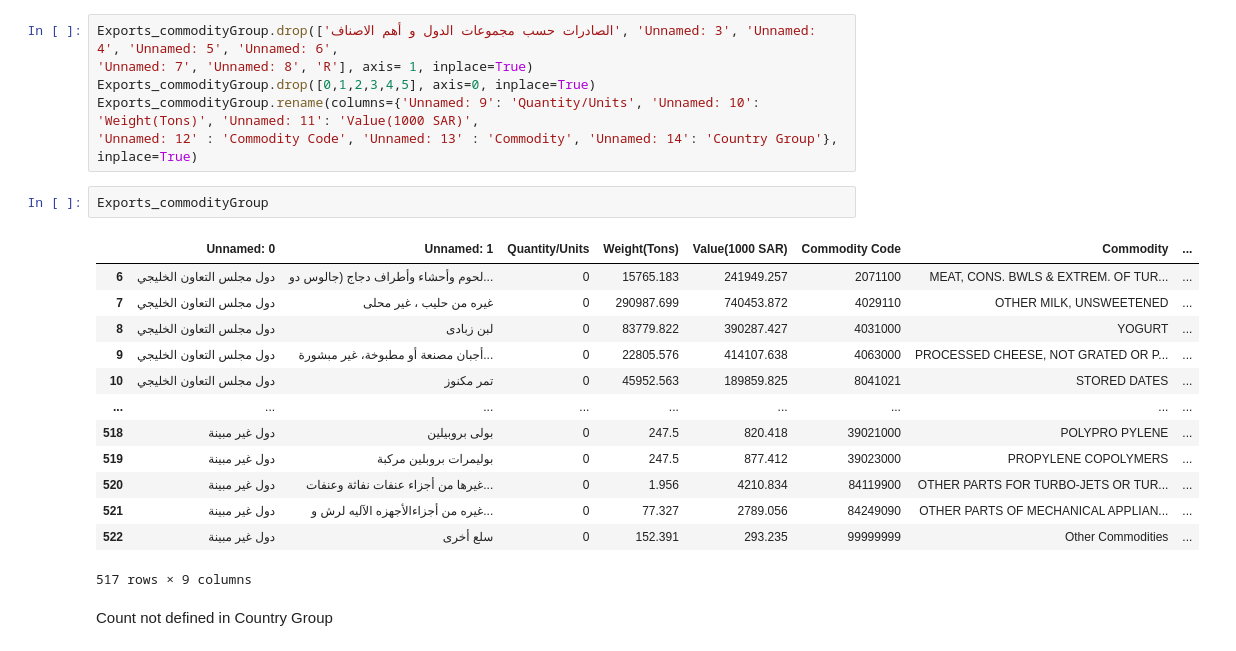
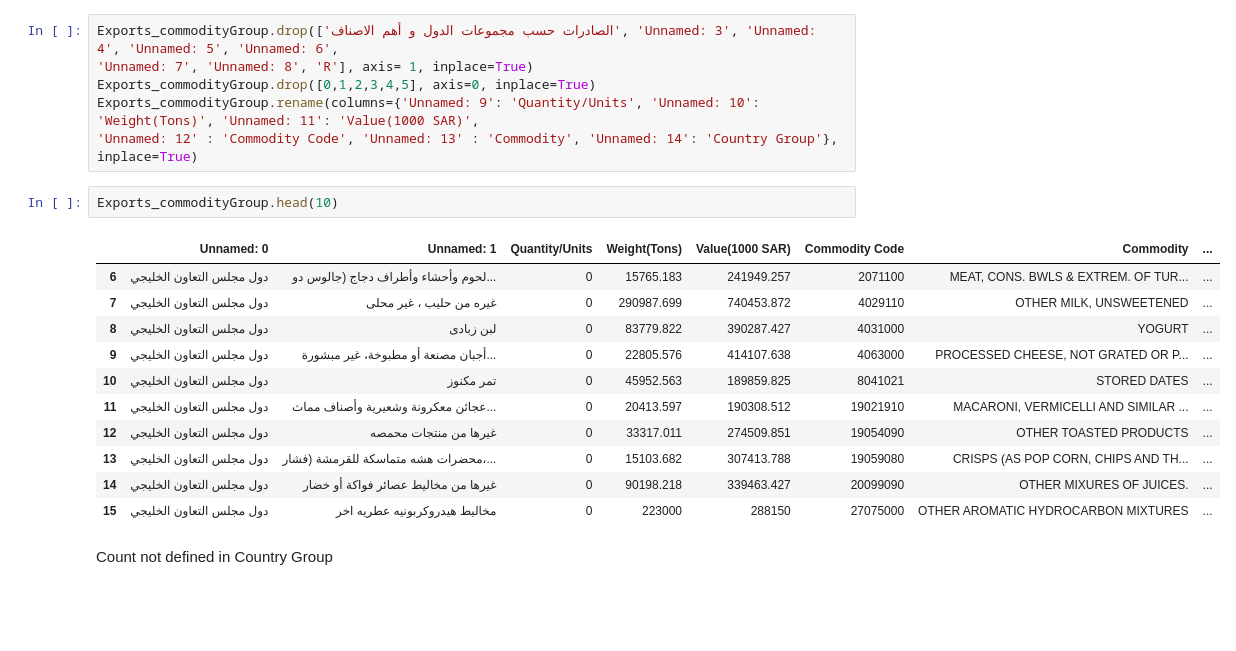
Before and after one commit to Aabusabaeen/Capstone-Project, a Jupyter notebook: CP_EDA_Cleaning.ipynb, the cells around one changed output. Saved outputs shown, nothing was run; the diff lists cells and outputs as text; blank space fills up the shorter version.

```diff
--- a/CP_EDA_Cleaning.ipynb
+++ b/CP_EDA_Cleaning.ipynb
@@ -310,21 +335,19 @@ Exports_commodityGroup.drop([0,1,2,3,4,5], axis=0, inplace=True)
 Exports_commodityGroup.rename(columns={'Unnamed: 9': 'Quantity/Units', 'Unnamed: 10': 'Weight(Tons)', 'Unnamed: 11': 'Value(1000 SAR)',
 'Unnamed: 12' : 'Commodity Code', 'Unnamed: 13' : 'Commodity', 'Unnamed: 14': 'Country Group'}, inplace=True)
 # %%
-Exports_commodityGroup
+Exports_commodityGroup.head(10)
 # %% [output]
 |  | Unnamed: 0 | Unnamed: 1 | Quantity/Units | Weight(Tons) | Value(1000 SAR) | Commodity Code | Commodity | ... |
 | 6 | دول مجلس التعاون الخليجي | لحوم وأحشاء وأطراف دجاج (جالوس دو... | 0 | 15765.183 | 241949.257 | 2071100 | MEAT, CONS. BWLS & EXTREM. OF TUR... | ... |
 | 7 | دول مجلس التعاون الخليجي | غيره من حليب ، غير محلى | 0 | 290987.699 | 740453.872 | 4029110 | OTHER MILK, UNSWEETENED | ... |
 | 8 | دول مجلس التعاون الخليجي | لبن زبادى | 0 | 83779.822 | 390287.427 | 4031000 | YOGURT | ... |
 | 9 | دول مجلس التعاون الخليجي | أجبان مصنعة أو مطبوخة، غير مبشورة... | 0 | 22805.576 | 414107.638 | 4063000 | PROCESSED CHEESE, NOT GRATED OR P... | ... |
 | 10 | دول مجلس التعاون الخليجي | تمر مكنوز | 0 | 45952.563 | 189859.825 | 8041021 | STORED DATES | ... |
-| ... | ... | ... | ... | ... | ... | ... | ... | ... |
-| 518 | دول غير مبينة | بولى بروبيلين | 0 | 247.5 | 820.418 | 39021000 | POLYPRO PYLENE | ... |
-| 519 | دول غير مبينة | بوليمرات بروبلين مركبة | 0 | 247.5 | 877.412 | 39023000 | PROPYLENE COPOLYMERS | ... |
-| 520 | دول غير مبينة | غيرها من أجزاء عنفات نفاثة وعنفات... | 0 | 1.956 | 4210.834 | 84119900 | OTHER PARTS FOR TURBO-JETS OR TUR... | ... |
-| 521 | دول غير مبينة | غيره من أجزاءالأجهزه الآليه لرش و... | 0 | 77.327 | 2789.056 | 84249090 | OTHER PARTS OF MECHANICAL APPLIAN... | ... |
-| 522 | دول غير مبينة | سلع أخرى | 0 | 152.391 | 293.235 | 99999999 | Other Commodities | ... |
+| 11 | دول مجلس التعاون الخليجي | عجائن معكرونة وشعيرية وأصناف مماث... | 0 | 20413.597 | 190308.512 | 19021910 | MACARONI, VERMICELLI AND SIMILAR ... | ... |
+| 12 | دول مجلس التعاون الخليجي | غيرها من منتجات محمصه | 0 | 33317.011 | 274509.851 | 19054090 | OTHER TOASTED PRODUCTS | ... |
+| 13 | دول مجلس التعاون الخليجي | محضرات هشه متماسكة للقرمشة (فشار،... | 0 | 15103.682 | 307413.788 | 19059080 | CRISPS (AS POP CORN, CHIPS AND TH... | ... |
+| 14 | دول مجلس التعاون الخليجي | غيرها من مخاليط عصائر فواكة أو خضار | 0 | 90198.218 | 339463.427 | 20099090 | OTHER MIXURES OF JUICES. | ... |
+| 15 | دول مجلس التعاون الخليجي | مخاليط هيدروكربونيه عطريه اخر | 0 | 223000 | 288150 | 27075000 | OTHER AROMATIC HYDROCARBON MIXTURES | ... |
-517 rows × 9 columns
 # %% [markdown]
 Count not defined in Country Group
 # %% [markdown]
```
Also changed, not shown: parts of 3 cells of this notebook, 1 other file.
